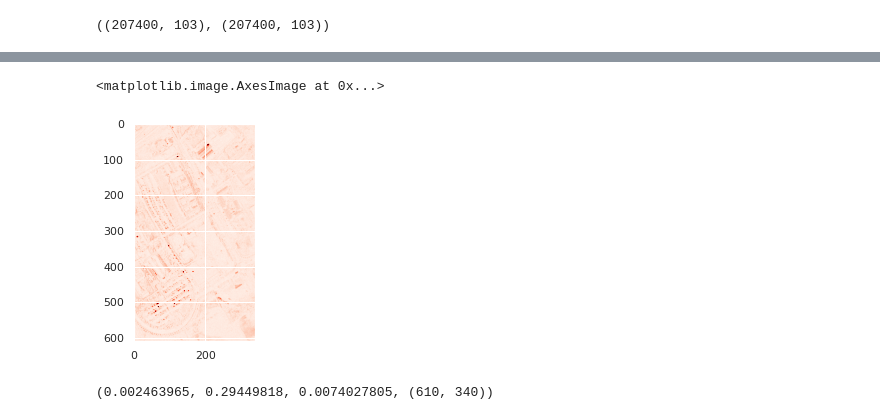
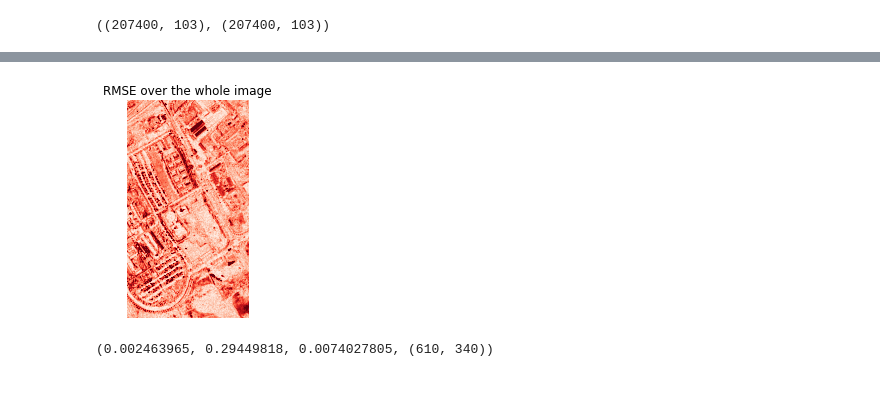
Before and after one commit to Li0nMo0se/spectral_unmixing, a Jupyter notebook: Main.ipynb, the cells around one changed output, grey strips where cells are left out. Cells and saved outputs as stored; diff of their text form; code cells hidden in the pictures; blank space fills up the shorter version.

```diff
--- a/Main.ipynb
+++ b/Main.ipynb
@@ -323,9 +322,12 @@ plt.show()
-# %%
-all_mse = all_mse.reshape(Nrow, Ncol)
-
-all_mse.shape
-plt.imshow(all_mse, cmap='Reds', vmin=all_mse.min(), vmax=0.05)
-# %% [output]
-<matplotlib.image.AxesImage at 0x...>
-[figure, removed]
+# %%
+all_rmse = all_rmse.reshape(Nrow, Ncol)
+
+min_, max_ = np.percentile(all_rmse, [5, 95])
+
+plt.imshow(all_rmse, cmap='Reds', vmin=min_, vmax=max_)
+plt.title("RMSE over the whole image")
+plt.axis('off')
+plt.show()
+# %% [output]
+[figure, added]
 # %%
```
Also changed, not shown: parts of 10 cells of this notebook.
